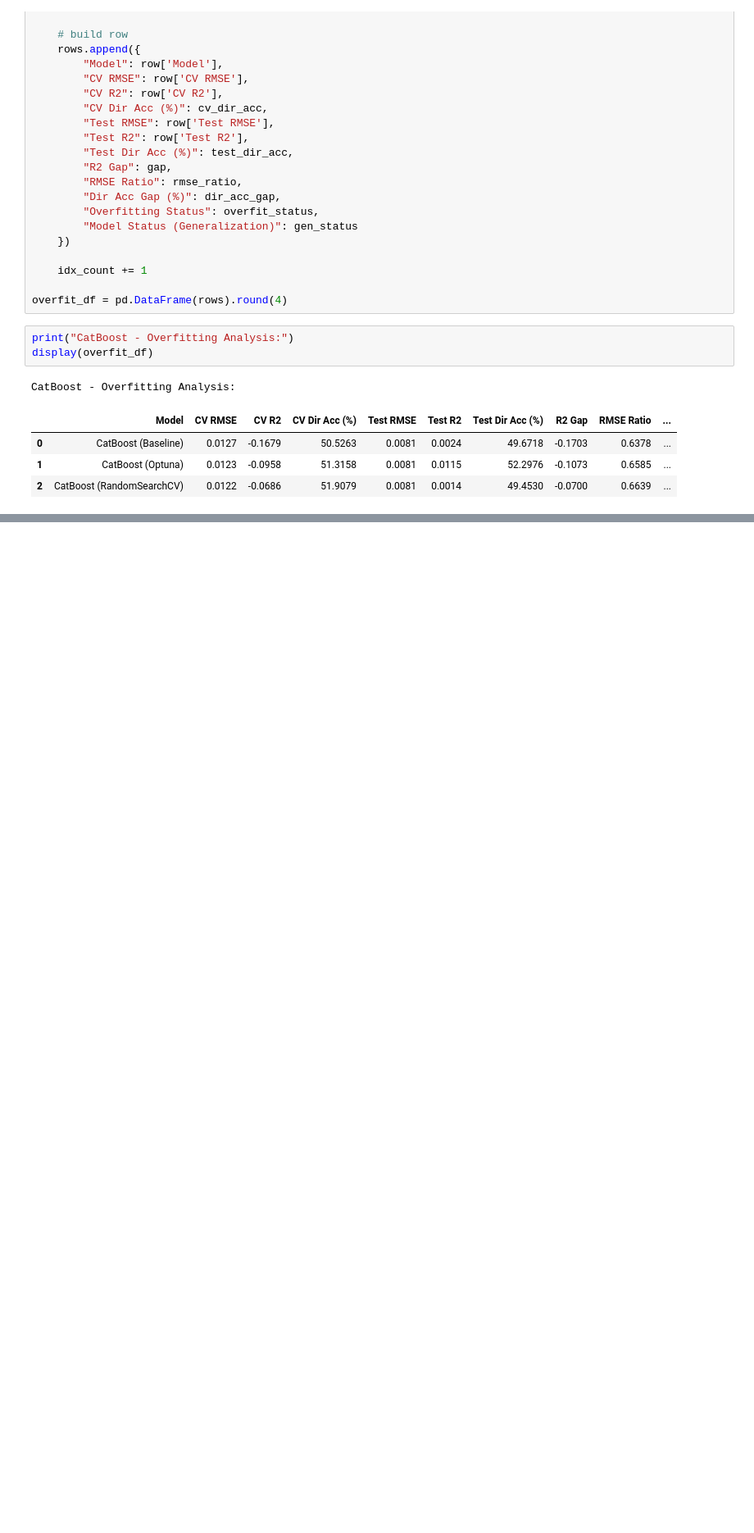
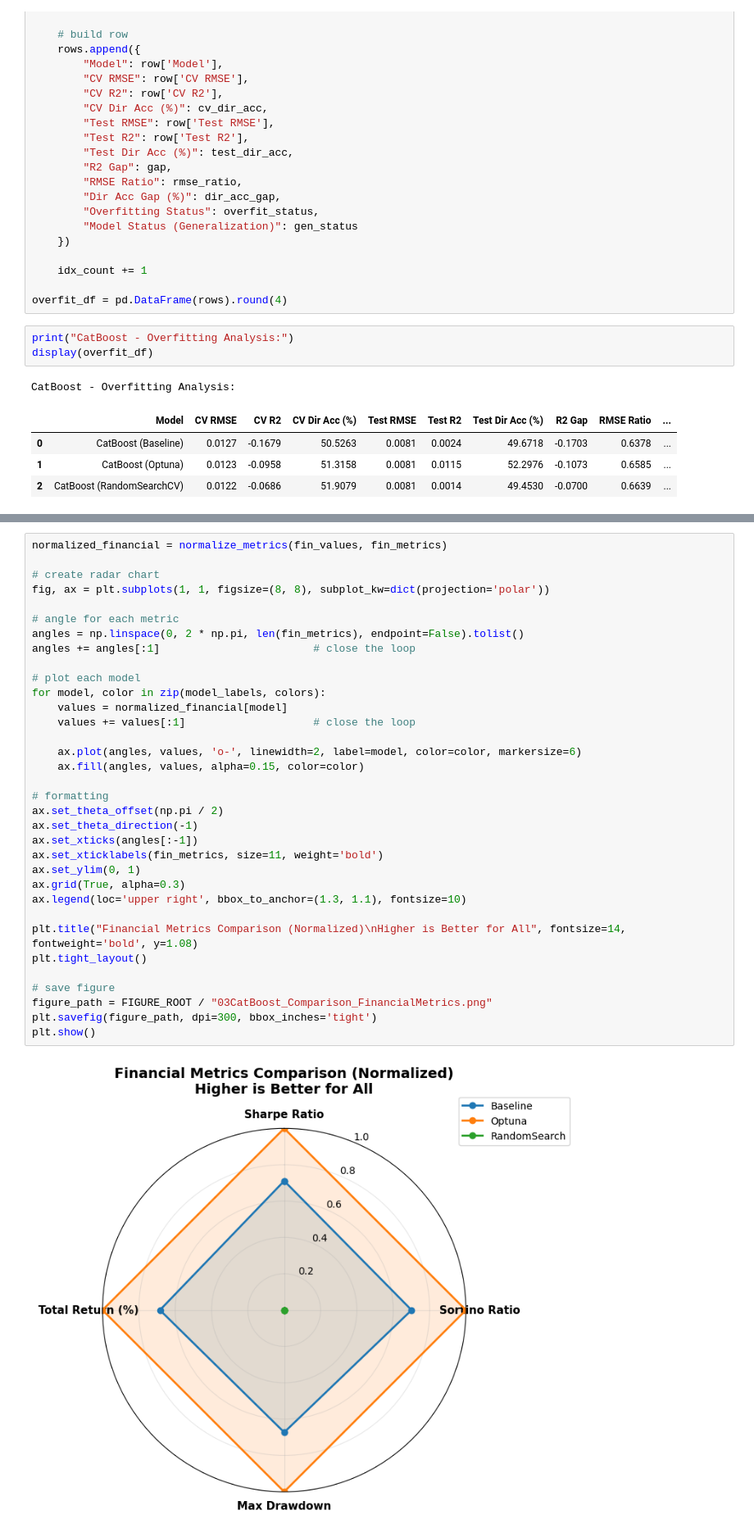
Before and after one commit to tshihab07/gold-price-forecasting, a Jupyter notebook: notebookes/model_CatBoost.ipynb, the cells around one changed output, grey strips where cells are left out. Shown at 82% size. Saved outputs shown, nothing was run; the diff lists cells and outputs as text; blank space fills up the shorter version.

```diff
--- a/notebookes/model_CatBoost.ipynb
+++ b/notebookes/model_CatBoost.ipynb
@@ -618,0 +740,36 @@ CatBoost - Overfitting Analysis:
+# %%
+normalized_financial = normalize_metrics(fin_values, fin_metrics)
+
+# create radar chart
+fig, ax = plt.subplots(1, 1, figsize=(8, 8), subplot_kw=dict(projection='polar'))
+
+# angle for each metric
+angles = np.linspace(0, 2 * np.pi, len(fin_metrics), endpoint=False).tolist()
+angles += angles[:1]                        # close the loop
+
+# plot each model
+for model, color in zip(model_labels, colors):
+    values = normalized_financial[model]
+    values += values[:1]                    # close the loop
+
+    ax.plot(angles, values, 'o-', linewidth=2, label=model, color=color, markersize=6)
+    ax.fill(angles, values, alpha=0.15, color=color)
+
+# formatting
+ax.set_theta_offset(np.pi / 2)
+ax.set_theta_direction(-1)
+ax.set_xticks(angles[:-1])
+ax.set_xticklabels(fin_metrics, size=11, weight='bold')
+ax.set_ylim(0, 1)
+ax.grid(True, alpha=0.3)
+ax.legend(loc='upper right', bbox_to_anchor=(1.3, 1.1), fontsize=10)
+
+plt.title("Financial Metrics Comparison (Normalized)\nHigher is Better for All", fontsize=14, fontweight='bold', y=1.08)
+plt.tight_layout()
+
+# save figure
+figure_path = FIGURE_ROOT / "03CatBoost_Comparison_FinancialMetrics.png"
+plt.savefig(figure_path, dpi=300, bbox_inches='tight')
+plt.show()
+# %% [output]
+[figure, added]
```
Also changed, not shown: parts of 6 cells of this notebook, 2 other files.
